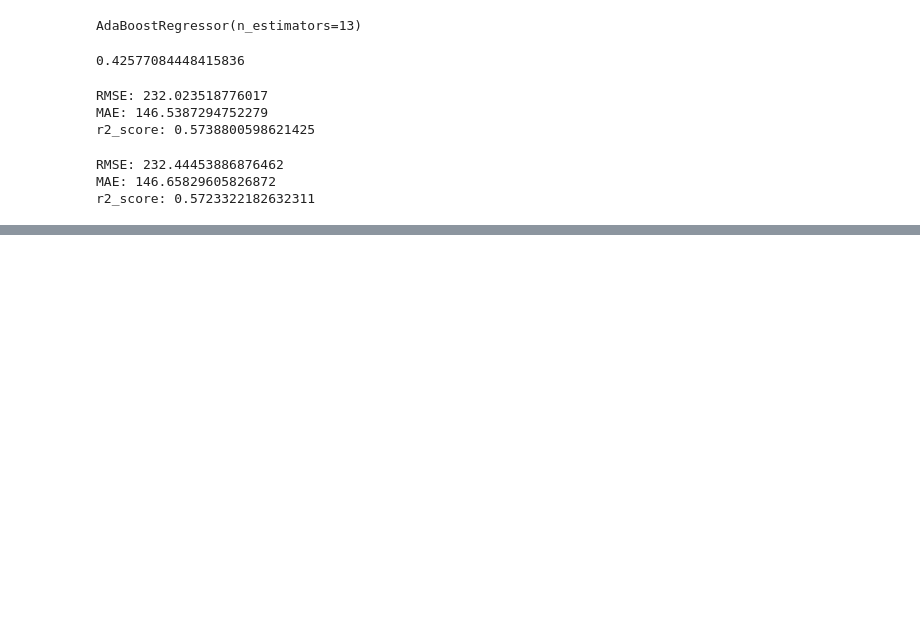
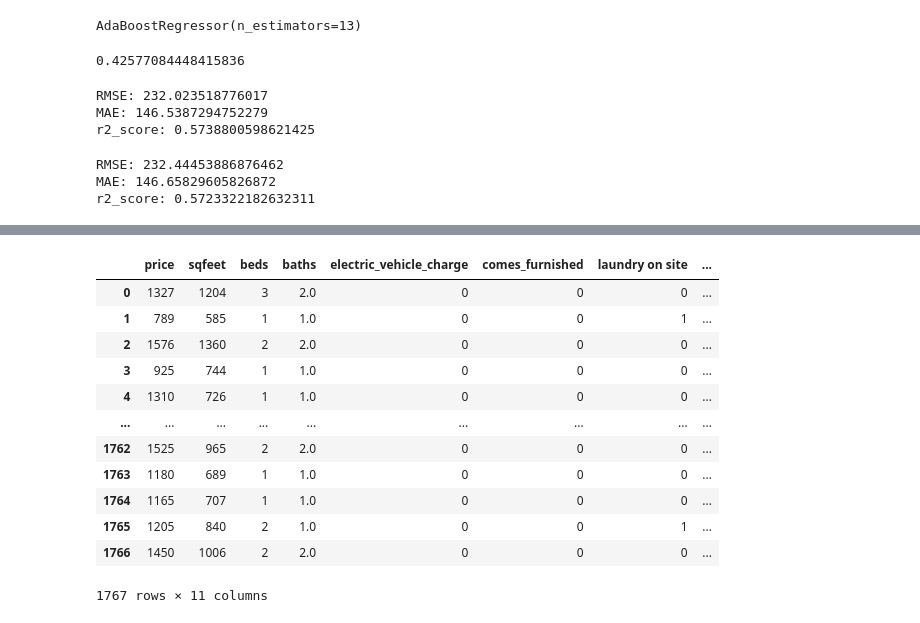
Before and after one commit to CKHarrison/phoenix-rent-predictor, a Jupyter notebook: housing.ipynb, the cells around one changed output, grey strips where cells are left out. Cells and saved outputs as stored; diff of their text form; code cells hidden in the pictures; blank space fills up the shorter version.

```diff
--- a/housing.ipynb
+++ b/housing.ipynb
@@ -1364,0 +1398,16 @@ r2_score: 0.5723322182632311
+# %%
+small_df
+# %% [output]
+|  | price | sqfeet | beds | baths | electric_vehicle_charge | comes_furnished | laundry on site | ... |
+| 0 | 1327 | 1204 | 3 | 2.0 | 0 | 0 | 0 | ... |
+| 1 | 789 | 585 | 1 | 1.0 | 0 | 0 | 1 | ... |
+| 2 | 1576 | 1360 | 2 | 2.0 | 0 | 0 | 0 | ... |
+| 3 | 925 | 744 | 1 | 1.0 | 0 | 0 | 0 | ... |
+| 4 | 1310 | 726 | 1 | 1.0 | 0 | 0 | 0 | ... |
+| ... | ... | ... | ... | ... | ... | ... | ... | ... |
+| 1762 | 1525 | 965 | 2 | 2.0 | 0 | 0 | 0 | ... |
+| 1763 | 1180 | 689 | 1 | 1.0 | 0 | 0 | 0 | ... |
+| 1764 | 1165 | 707 | 1 | 1.0 | 0 | 0 | 0 | ... |
+| 1765 | 1205 | 840 | 2 | 1.0 | 0 | 0 | 1 | ... |
+| 1766 | 1450 | 1006 | 2 | 2.0 | 0 | 0 | 0 | ... |
+1767 rows × 11 columns
```
Also changed, not shown: parts of 53 cells of this notebook, 3 other files.
